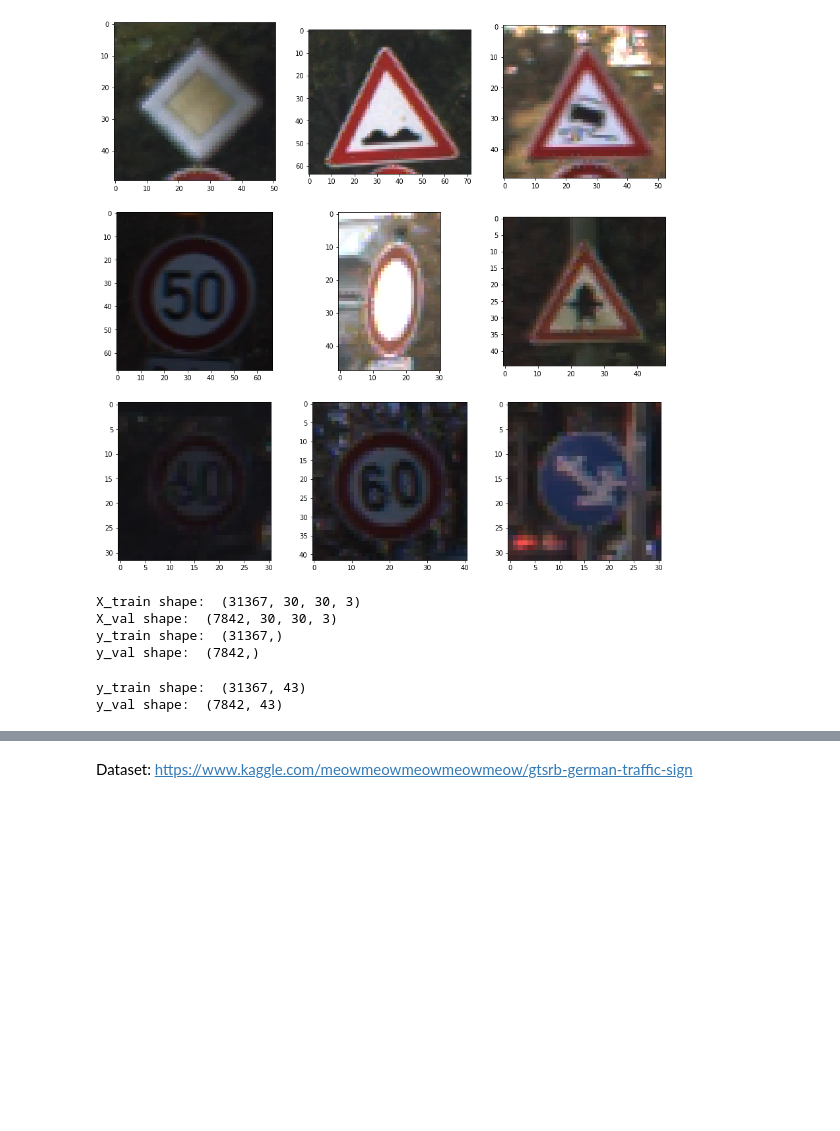
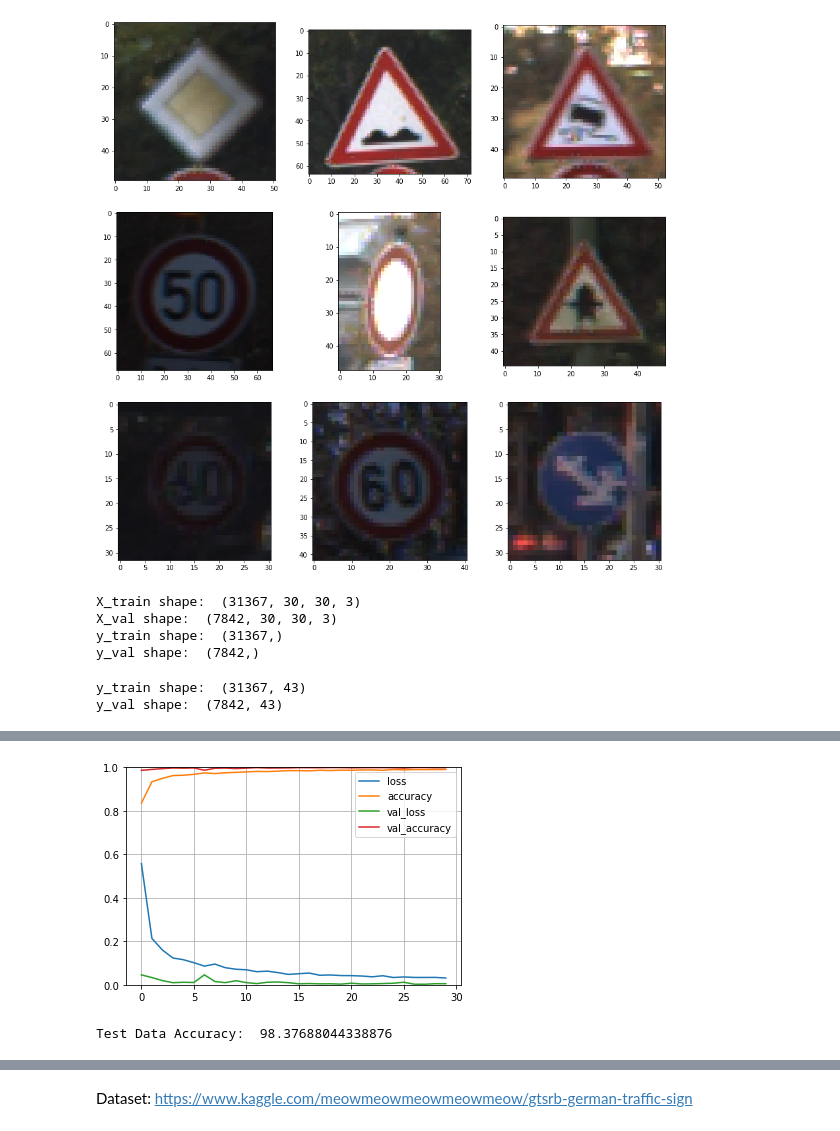
Before and after one commit to soaibsafi/ConvNet, a Jupyter notebook: German Trafic Sign Recognition.ipynb, the cells around one changed output, grey strips where cells are left out. Saved outputs shown, nothing was run; the diff lists cells and outputs as text; code cells hidden in the pictures; blank space fills up the shorter version.

Commit message:
:sparkles:Update-GTSRB-Test result

```diff
--- a/German Trafic Sign Recognition.ipynb
+++ b/German Trafic Sign Recognition.ipynb
@@ -284,3 +284,11 @@ Epoch 30/30
 981/981 [==============================] - 50s 51ms/step - loss: 0.0312 - accuracy: 0.9902 - val_loss: 0.0051 - val_accuracy: 0.9987
 # %%
 model.save('./model/GTSRB-2-30epochs.h5')
+# %%
+# Evaluate the model
+pd.DataFrame(history.history).plot()
+plt.grid(True)
+plt.gca().set_ylim(0,1)
+plt.show()
+# %% [output]
+[figure, added]
@@ -286,0 +318,4 @@ model.save('./model/GTSRB-2-30epochs.h5')
+# %%
+print('Test Data Accuracy: ', accuracy_score(labels, pred)*100)
+# %% [output]
+Test Data Accuracy:  98.37688044338876
```
Also changed, not shown: parts of 4 cells of this notebook.
